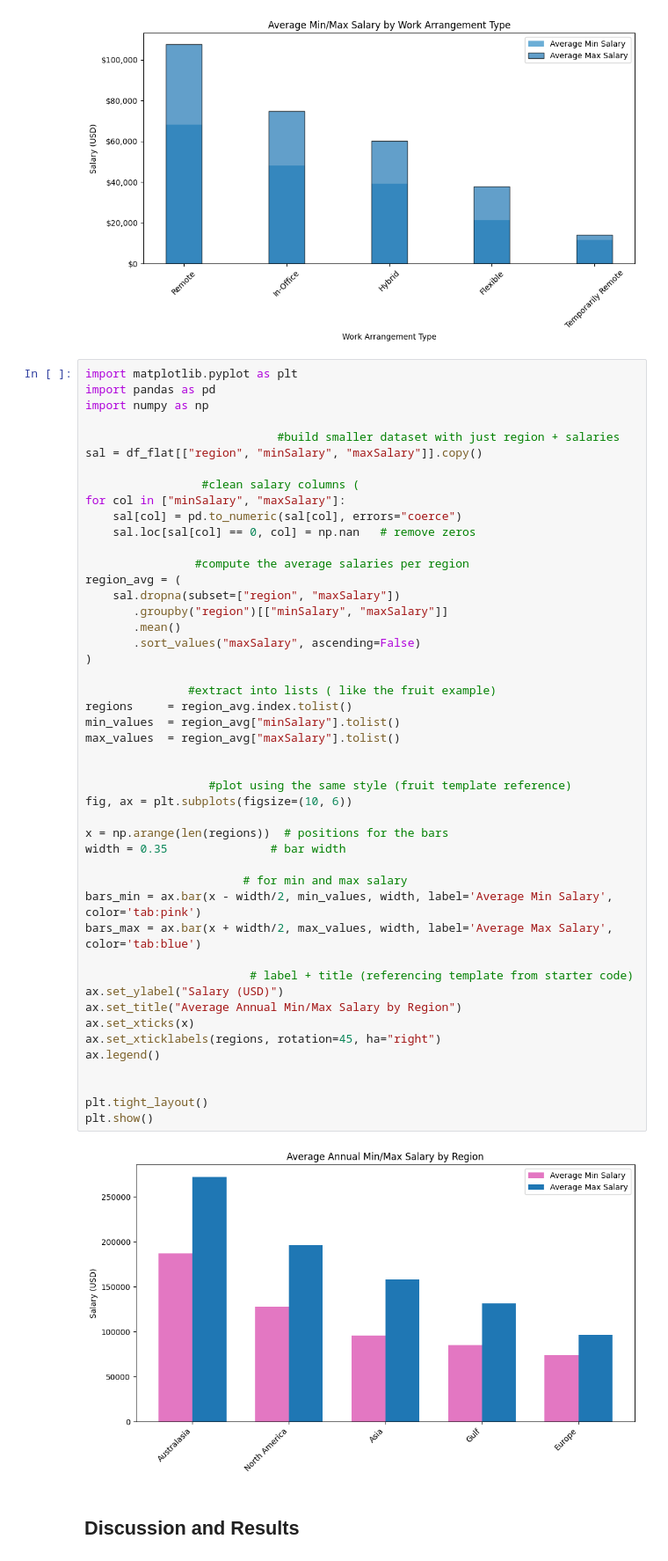
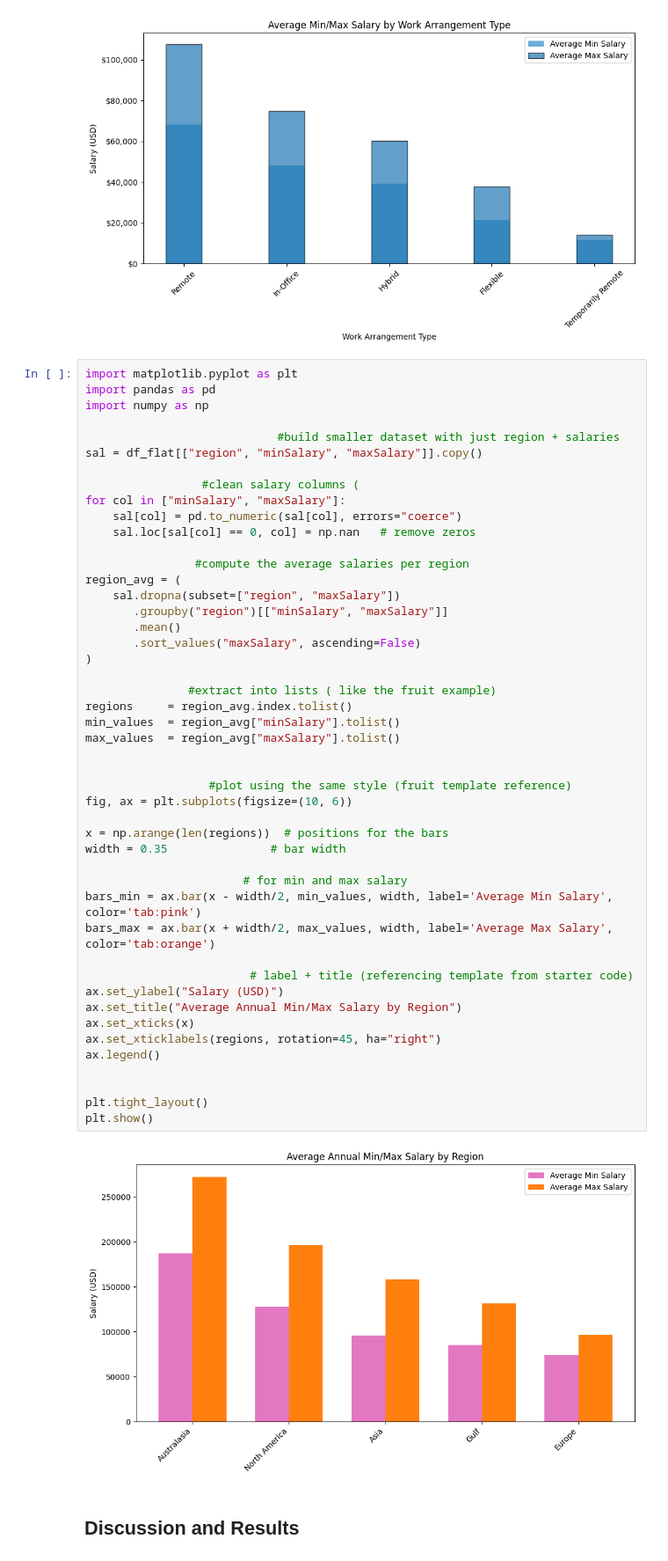
Before and after one commit to tumibytes/cis9650-project03, a Jupyter notebook: term_project_starter.ipynb, the cells around one changed output. Shown: that part at 88% size. Cells and saved outputs as stored; diff of their text form.

```diff
--- a/term_project_starter.ipynb
+++ b/term_project_starter.ipynb
@@ -480,35 +480,35 @@ region_avg = (
        .mean()
        .sort_values("maxSalary", ascending=False)
 )
 
                #extract into lists ( like the fruit example)
 regions     = region_avg.index.tolist()
 min_values  = region_avg["minSalary"].tolist()
 max_values  = region_avg["maxSalary"].tolist()
 
 
                   #plot using the same style (fruit template reference)
 fig, ax = plt.subplots(figsize=(10, 6))
 
 x = np.arange(len(regions))  # positions for the bars
 width = 0.35               # bar width
 
                        # for min and max salary
 bars_min = ax.bar(x - width/2, min_values, width, label='Average Min Salary', color='tab:pink')
-bars_max = ax.bar(x + width/2, max_values, width, label='Average Max Salary', color='tab:blue')
+bars_max = ax.bar(x + width/2, max_values, width, label='Average Max Salary', color='tab:orange')
 
                         # label + title (referencing template from starter code)
 ax.set_ylabel("Salary (USD)")
 ax.set_title("Average Annual Min/Max Salary by Region")
 ax.set_xticks(x)
 ax.set_xticklabels(regions, rotation=45, ha="right")
 ax.legend()
 
 
 plt.tight_layout()
 plt.show()
 # %% [output]
-[figure, old version]
+[figure, new version]
 # %% [markdown]
 ## Discussion and Results
 # %% [markdown]
```
